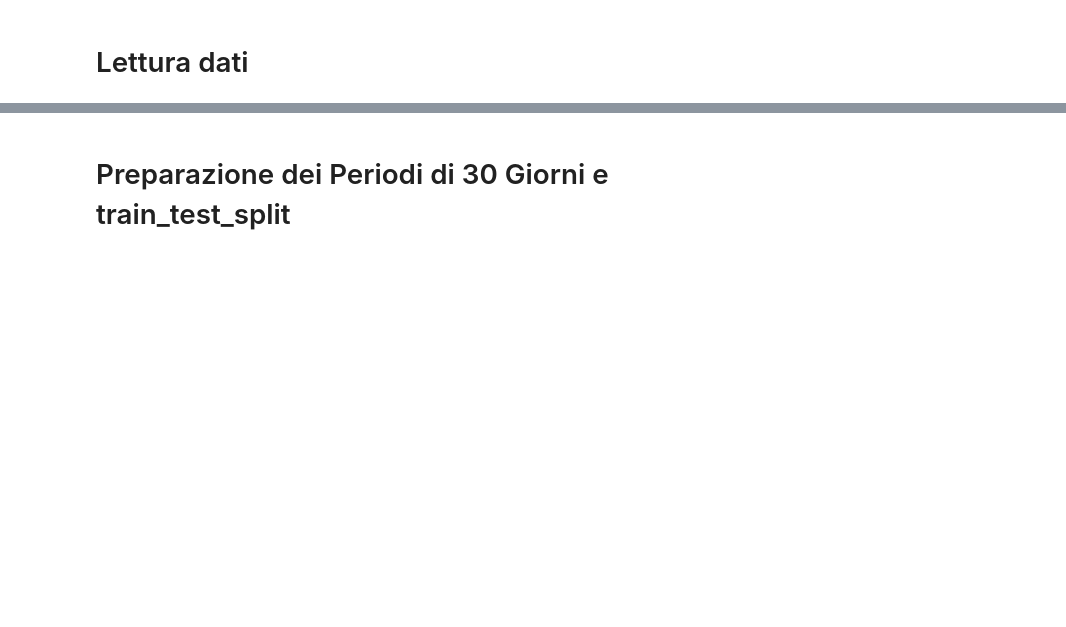
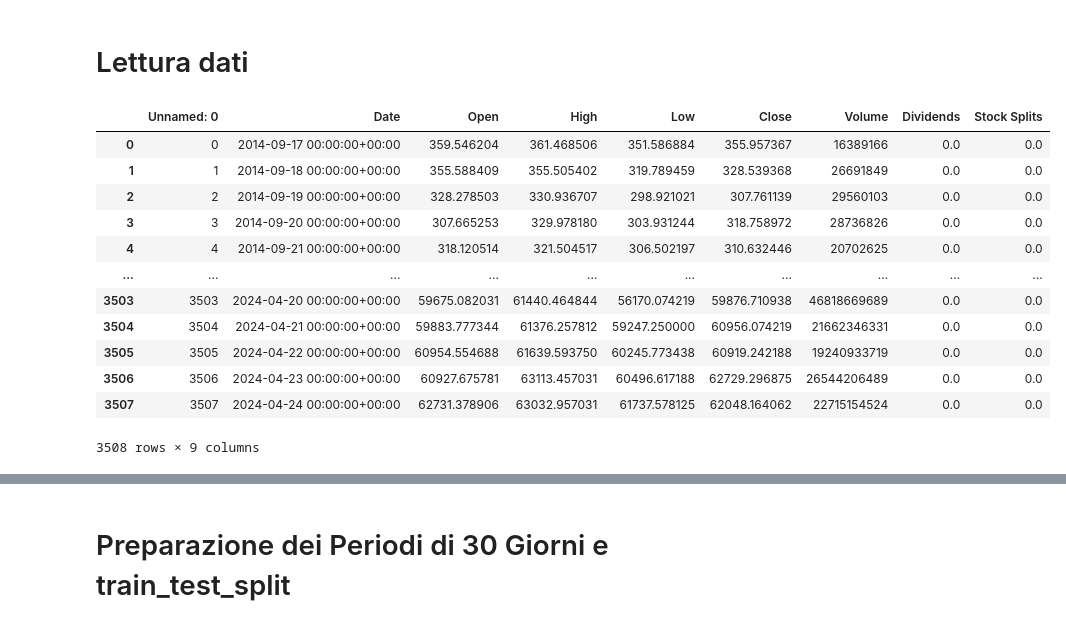
Before and after one commit to AleImbri/Crypto-machine-learning, a Jupyter notebook: Reinforcement learning su BTC.ipynb, the cells around one changed output, grey strips where cells are left out. Drawn from its saved outputs; the diff is of its cells as text; code cells hidden in the pictures; blank space fills up the shorter version.

```diff
--- a/Reinforcement learning su BTC.ipynb
+++ b/Reinforcement learning su BTC.ipynb
@@ -13,3 +24,19 @@ import plotly.graph_objects as go
 # %% [markdown]
 # Lettura dati
+# %%
+pd.read_csv('Bitcoin (€) da yfinance dal 17-09-2014 al 24-04-2024.csv')
+# %% [output]
+|  | Unnamed: 0 | Date | Open | High | Low | Close | Volume | Dividends | Stock Splits |
+| 0 | 0 | 2014-09-17 00:00:00+00:00 | 359.546204 | 361.468506 | 351.586884 | 355.957367 | 16389166 | 0.0 | 0.0 |
+| 1 | 1 | 2014-09-18 00:00:00+00:00 | 355.588409 | 355.505402 | 319.789459 | 328.539368 | 26691849 | 0.0 | 0.0 |
+| 2 | 2 | 2014-09-19 00:00:00+00:00 | 328.278503 | 330.936707 | 298.921021 | 307.761139 | 29560103 | 0.0 | 0.0 |
+| 3 | 3 | 2014-09-20 00:00:00+00:00 | 307.665253 | 329.978180 | 303.931244 | 318.758972 | 28736826 | 0.0 | 0.0 |
+| 4 | 4 | 2014-09-21 00:00:00+00:00 | 318.120514 | 321.504517 | 306.502197 | 310.632446 | 20702625 | 0.0 | 0.0 |
+| ... | ... | ... | ... | ... | ... | ... | ... | ... | ... |
+| 3503 | 3503 | 2024-04-20 00:00:00+00:00 | 59675.082031 | 61440.464844 | 56170.074219 | 59876.710938 | 46818669689 | 0.0 | 0.0 |
+| 3504 | 3504 | 2024-04-21 00:00:00+00:00 | 59883.777344 | 61376.257812 | 59247.250000 | 60956.074219 | 21662346331 | 0.0 | 0.0 |
+| 3505 | 3505 | 2024-04-22 00:00:00+00:00 | 60954.554688 | 61639.593750 | 60245.773438 | 60919.242188 | 19240933719 | 0.0 | 0.0 |
+| 3506 | 3506 | 2024-04-23 00:00:00+00:00 | 60927.675781 | 63113.457031 | 60496.617188 | 62729.296875 | 26544206489 | 0.0 | 0.0 |
+| 3507 | 3507 | 2024-04-24 00:00:00+00:00 | 62731.378906 | 63032.957031 | 61737.578125 | 62048.164062 | 22715154524 | 0.0 | 0.0 |
+3508 rows × 9 columns
 # %%
```
Also changed, not shown: parts of 17 cells of this notebook.
